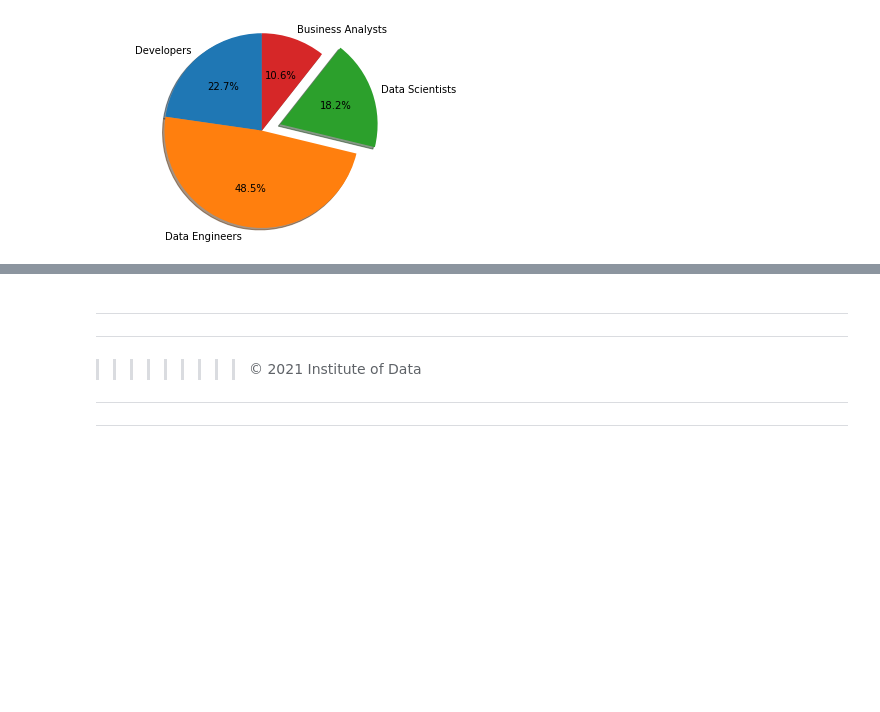
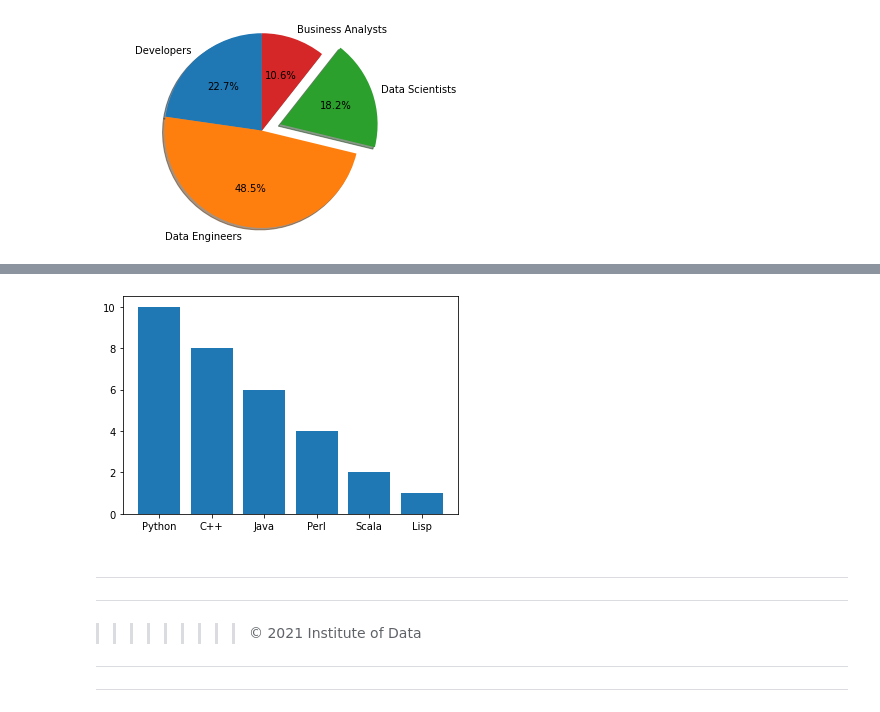
Before and after one commit to Cursivecatz/LAB-WORK, a Jupyter notebook: Lab 1.1.3 Statistics - part 1 Lab COMPLETED.ipynb, the cells around one changed output, grey strips where cells are left out. Cells and saved outputs as stored; diff of their text form; code cells hidden in the pictures; blank space fills up the shorter version.

```diff
--- a/Lab 1.1.3 Statistics - part 1 Lab COMPLETED.ipynb
+++ b/Lab 1.1.3 Statistics - part 1 Lab COMPLETED.ipynb
@@ -59,3 +60,12 @@ plt.show()
+# %%
+x = ('Python', 'C++', 'Java', 'Perl', 'Scala', 'Lisp')
+#y_pos = np.arange(len(objects))
+y = [10,8,6,4,2,1]
+
+plt.bar(x,y,align='center')
+plt.show()
+# %% [output]
+[figure, added]
 # %% [markdown]
 
 
```
Also changed, not shown: parts of 2 cells of this notebook.
